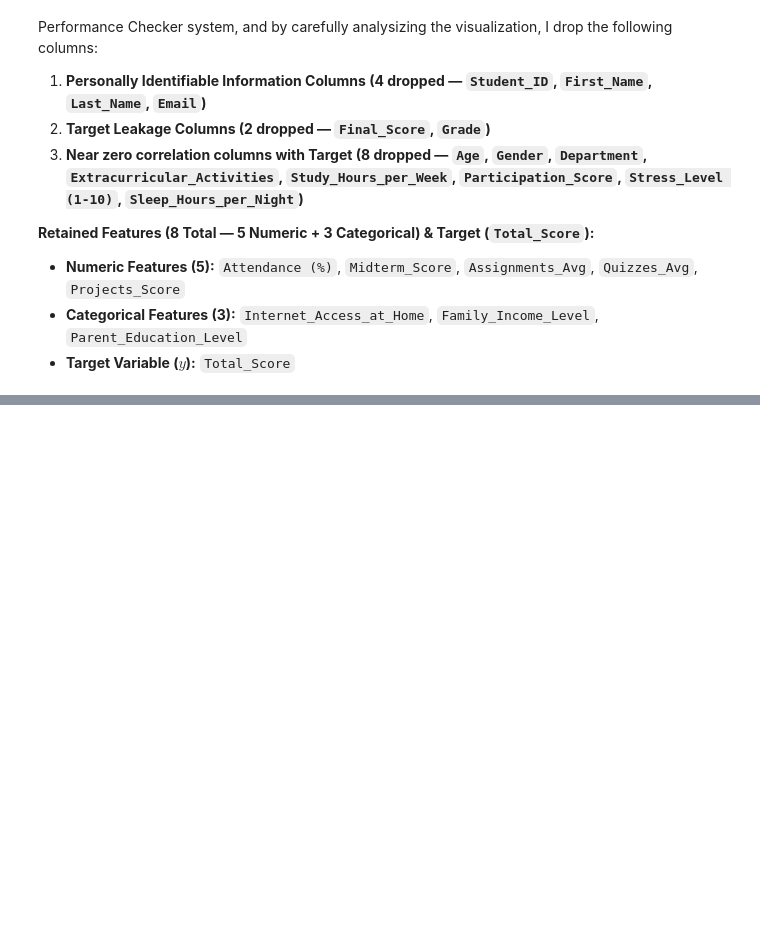
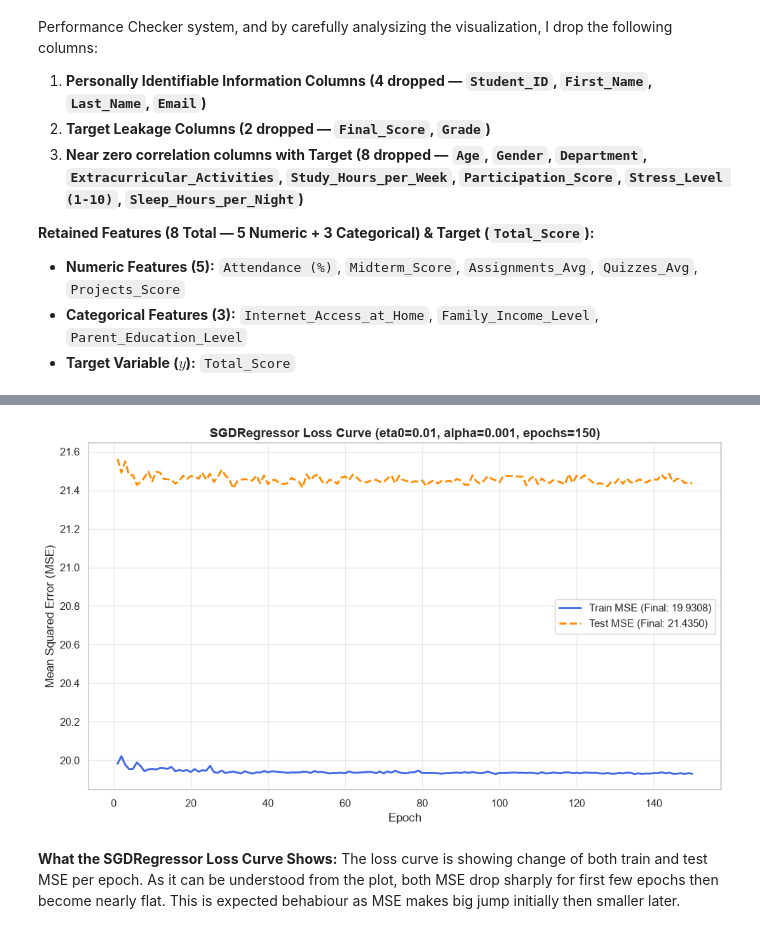
Before and after one commit to Natinael-1/linear_regression_model, a Jupyter notebook: summative/linear_regression/multivariate.ipynb, the cells around one changed output, grey strips where cells are left out. Saved outputs shown, nothing was run; the diff lists cells and outputs as text; code cells hidden in the pictures; blank space fills up the shorter version.

Commit message:
Finished remaining model training and testing

```diff
--- a/summative/linear_regression/multivariate.ipynb
+++ b/summative/linear_regression/multivariate.ipynb
@@ -187,0 +271,20 @@ To prevent data leakage and make the model be able to efficient and effect for b
+# %%
+# Spliting the encoded data into 80% Training (4,000 rows) and 20% Testing (1,000 rows)
+X_train, X_test, y_train, y_test = train_test_split(
+    X_encoded, y, test_size=0.20, random_state=42
+)
+
+print(f"Training Set Shape: X_train = {X_train.shape}, y_train = {y_train.shape}")
+print(f"Testing Set Shape:  X_test  = {X_test.shape}, y_test  = {y_test.shape}\n")
+
+# Initialize StandardScaler
+scaler = StandardScaler()
+X_train_scaled = scaler.fit_transform(X_train)
+
+# Transform the test set using the training set's mean and standard deviation
+X_test_scaled = scaler.transform(X_test)
+
+# Verifying standardization
+train_scaled_df = pd.DataFrame(X_train_scaled, columns=feature_cols)
+print("Verification of Standardized Training Features:")
+train_scaled_df.describe().loc[["mean", "std"]].round(4)
@@ -187,0 +388,51 @@ To prevent data leakage and make the model be able to efficient and effect for b
+# %%
+# Train the best SGDRegressor with partial_fit in a loop and record losses per epoch
+best_lr = best_sgd_params["eta0"]
+best_alpha = best_sgd_params["alpha"]
+best_epochs = best_sgd_params["epochs"]
+
+sgd_model = SGDRegressor(
+    learning_rate="invscaling",
+    eta0=best_lr,
+    alpha=best_alpha,
+    penalty="l2",
+    random_state=42
+)
+
+train_mse_history = []
+test_mse_history = []
+
+rng = np.random.RandomState(42)
+for epoch in range(best_epochs):
+    indices = rng.permutation(len(X_train_scaled))
+    sgd_model.partial_fit(X_train_scaled[indices], y_train.iloc[indices])
+
+    # Record Train MSE and Test MSE at the end of each epoch
+    y_train_pred_epoch = sgd_model.predict(X_train_scaled)
+    y_test_pred_epoch = sgd_model.predict(X_test_scaled)
+
+    train_mse_history.append(mean_squared_error(y_train, y_train_pred_epoch))
+    test_mse_history.append(mean_squared_error(y_test, y_test_pred_epoch))
+
+# Final MSE values for SGDRegressor
+sgd_train_mse = train_mse_history[-1]
+sgd_test_mse = test_mse_history[-1]
+
+# REQUIRED PLOT 1: Plot Train MSE and Test MSE per epoch on one chart
+plt.figure(figsize=(10, 6))
+epochs_range = range(1, best_epochs + 1)
+plt.plot(epochs_range, train_mse_history, label=f"Train MSE (Final: {sgd_train_mse:.4f})", color="royalblue", linewidth=2)
+plt.plot(epochs_range, test_mse_history, label=f"Test MSE (Final: {sgd_test_mse:.4f})", color="darkorange", linestyle="--", linewidth=2)
+
+plt.title(f"SGDRegressor Loss Curve (eta0={best_lr}, alpha={best_alpha}, epochs={best_epochs})", fontsize=13, fontweight="bold")
+plt.xlabel("Epoch")
+plt.ylabel("Mean Squared Error (MSE)")
+plt.legend(fontsize=11)
+plt.grid(True, alpha=0.4)
+plt.tight_layout()
+plt.show()
+# %% [output]
+[figure, added]
+# %% [markdown]
+**What the SGDRegressor Loss Curve Shows:**
+The loss curve is showing change of both train and test MSE per epoch. As it can be understood from the plot, both MSE drop sharply for first few epochs then become nearly flat. This is expected behabiour as MSE makes big jump initially then smaller later.
```
Also changed, not shown: parts of 14 cells of this notebook, 1 other file.
